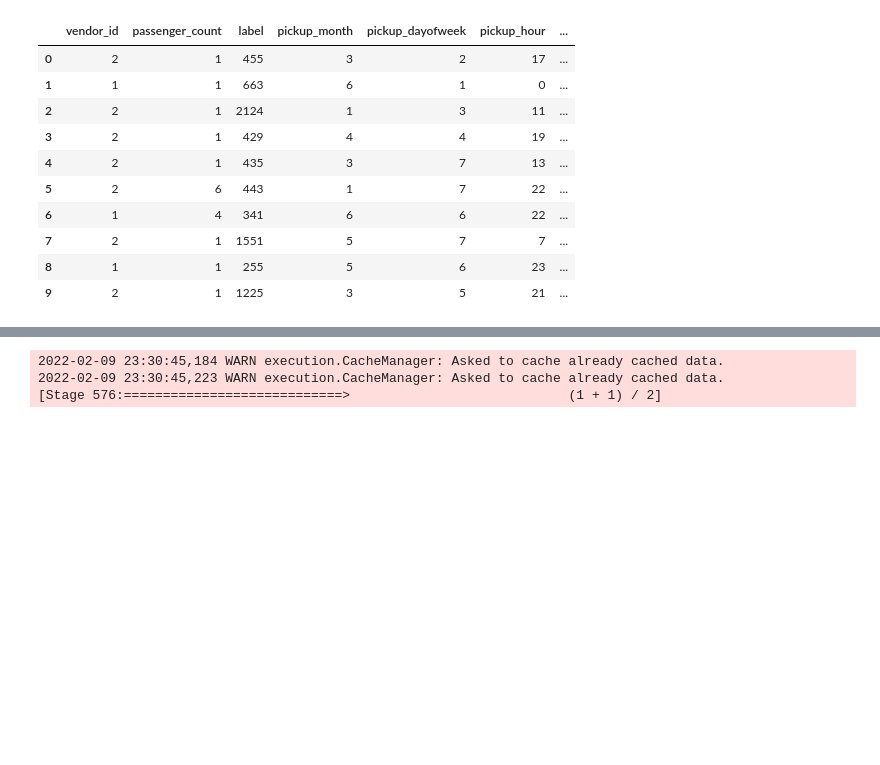
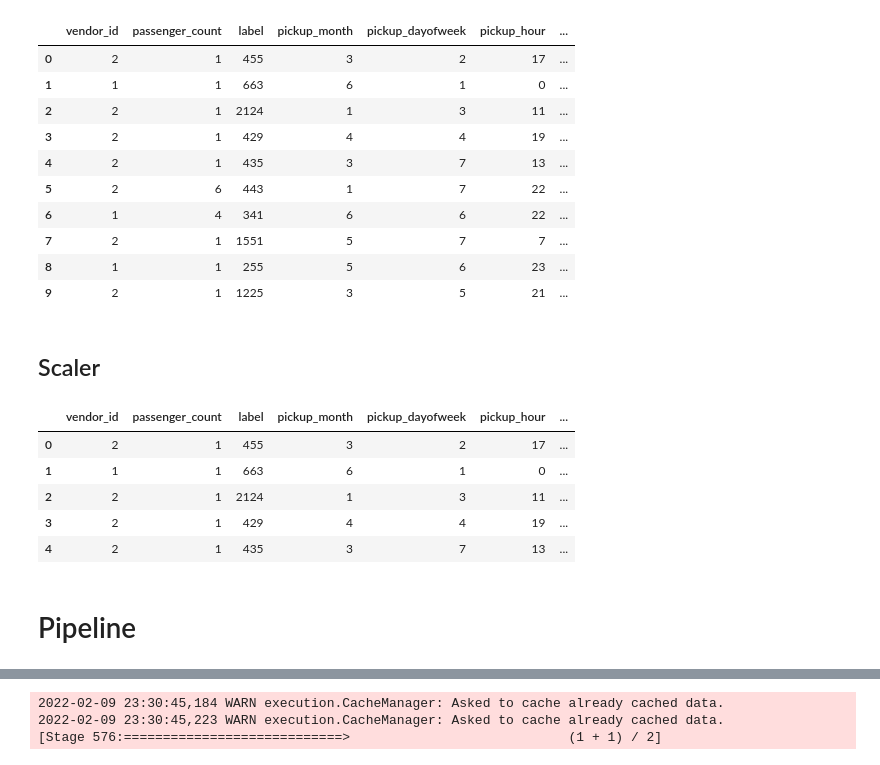
Before and after one commit to seneralkan/nyc-taxi, a Jupyter notebook: ml/ml_research.ipynb, the cells around one changed output, grey strips where cells are left out. Cells and saved outputs as stored; diff of their text form; code cells hidden in the pictures; blank space fills up the shorter version.

```diff
--- a/ml/ml_research.ipynb
+++ b/ml/ml_research.ipynb
@@ -139,10 +146,30 @@ EOFError
 from pyspark.ml.feature import VectorAssembler
 
 assembler = VectorAssembler(inputCols=['vendor_id', 'passenger_count', 'pickup_month', 'pickup_dayofweek',
-            'pickup_hour', 'haversine_distance_km'], outputCol='features',
+            'pickup_hour', 'haversine_distance_km'], outputCol='assembled_features',
             handleInvalid='skip')
 
-df5 = assembler.setHandleInvalid("skip").transform(df4).select("label", "features")
+df5 = assembler.setHandleInvalid("skip").transform(df4)
+# %% [markdown]
+## Scaler
+# %%
+from pyspark.ml.feature import StandardScaler
+
+scaler = StandardScaler(inputCol='assembled_features',
+    outputCol='features')
+
+scaler_model = scaler.fit(df5)
+# %%
+df6 = scaler_model.transform(df5)
+
+df6.limit(5).toPandas()
+# %% [output]
+|  | vendor_id | passenger_count | label | pickup_month | pickup_dayofweek | pickup_hour | ... |
+| 0 | 2 | 1 | 455 | 3 | 2 | 17 | ... |
+| 1 | 1 | 1 | 663 | 6 | 1 | 0 | ... |
+| 2 | 2 | 1 | 2124 | 1 | 3 | 11 | ... |
+| 3 | 2 | 1 | 429 | 4 | 4 | 19 | ... |
+| 4 | 2 | 1 | 435 | 3 | 7 | 13 | ... |
 # %%
 from pyspark.ml import Pipeline
 from pyspark.ml.regression import DecisionTreeRegressor, LinearRegression, RandomForestRegressor
@@ -162,3 +189,5 @@ dtrparamGrid = (ParamGridBuilder()
     .addGrid(dtr.numTrees, [10,20,50])
     .addGrid(dtr.seed, [42])
     .addGrid(dtr.maxDepth, [5,10]).build())
+# %% [markdown]
+# Pipeline
```
Also changed, not shown: parts of 11 cells of this notebook, 4 other files.
